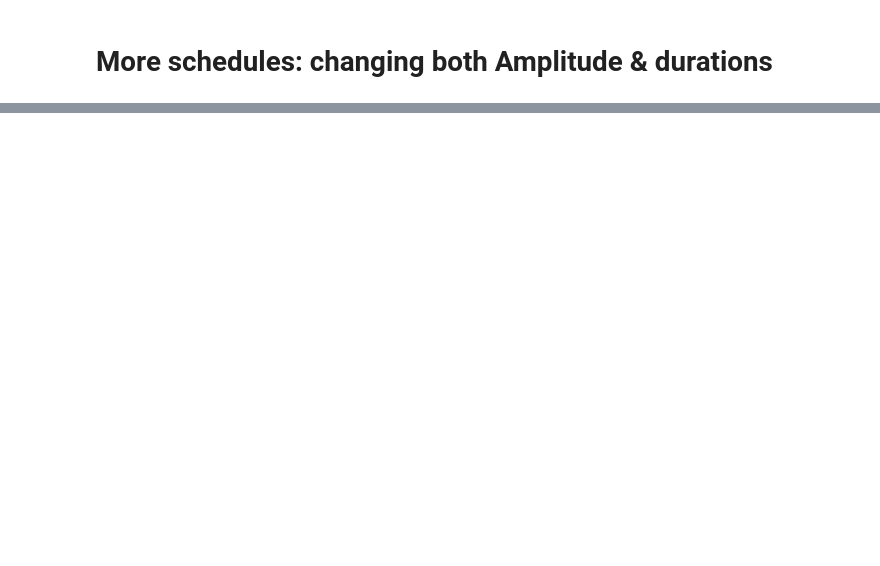
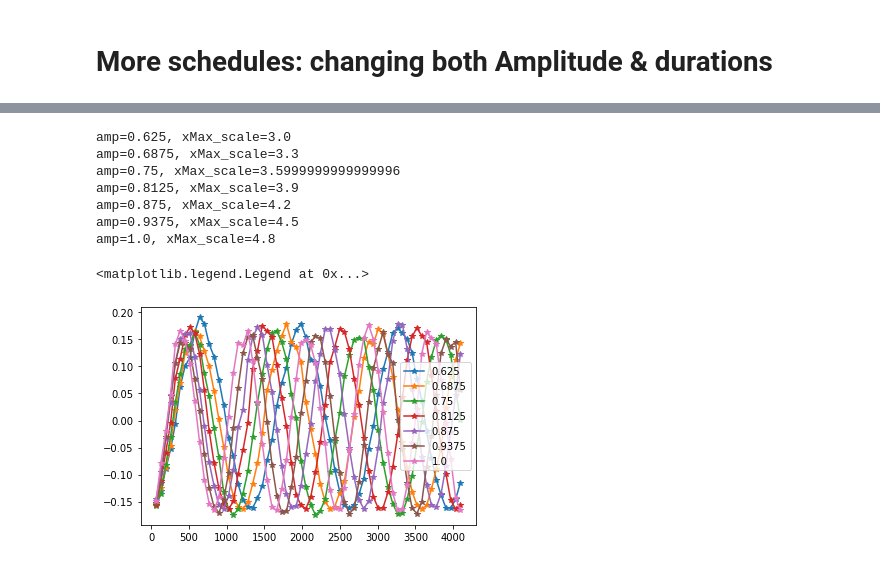
Before and after one commit to itsuka021/18-Generation_of_stretched_single_qubit_gates_for_Richardson_error_extrapolation, a Jupyter notebook: Rabi_linear_fit.ipynb, the cells around one changed output, grey strips where cells are left out. Saved outputs shown, nothing was run; the diff lists cells and outputs as text; code cells hidden in the pictures; blank space fills up the shorter version.

```diff
--- a/Rabi_linear_fit.ipynb
+++ b/Rabi_linear_fit.ipynb
@@ -193,3 +200,26 @@ amp=1.0, xMax_scale=4.8
+# %%
+Look_AR = np.arange(6, len(drive_amps))
+#for cnt in np.arange(1, len(drive_amps)):
+for cnt in Look_AR:
+    resp_Amp = response[cnt]
+    resp_Amp = resp_Amp - np.mean(resp_Amp)
+    amp         = drive_amps[cnt]
+    xMax_scal = xMax_List[-1] * (amp/Amp_List[-1])     #  estimated scaled  xMax
+    print('amp={}, xMax_scale={}'.format(amp, xMax_scal))
+    #print(resp_Amp)
+
+    plt.plot(drive_duration,np.real(resp_Amp),'-*')
+plt.legend(drive_amps[Look_AR])
+# %% [output]
+amp=0.625, xMax_scale=3.0
+amp=0.6875, xMax_scale=3.3
+amp=0.75, xMax_scale=3.5999999999999996
+amp=0.8125, xMax_scale=3.9
+amp=0.875, xMax_scale=4.2
+amp=0.9375, xMax_scale=4.5
+amp=1.0, xMax_scale=4.8
+<matplotlib.legend.Legend at 0x...>
+[figure, added]
 # %%
 #Generate the Rabi oscillation plot and find the 𝜋-pulse amplitude:
 #rabi_fit = RabiFitter(sim_result, drive_duration, [qubit], fit_p0 = [1.5, 2, 0, 0])
```
Also changed, not shown: parts of 10 cells of this notebook.
